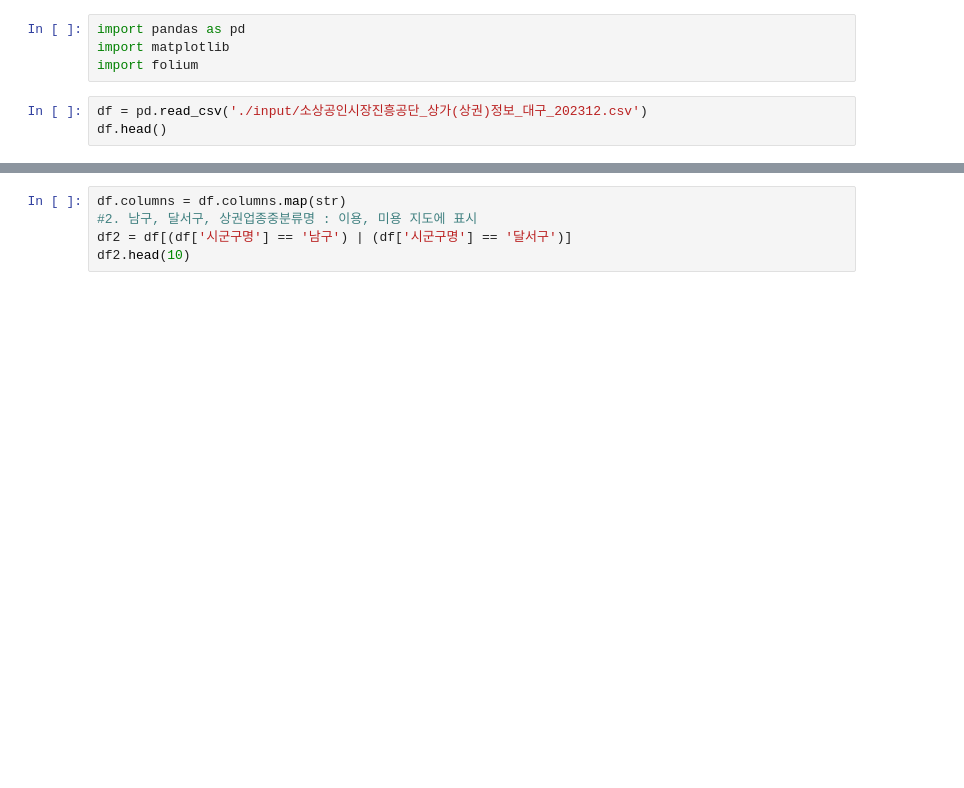
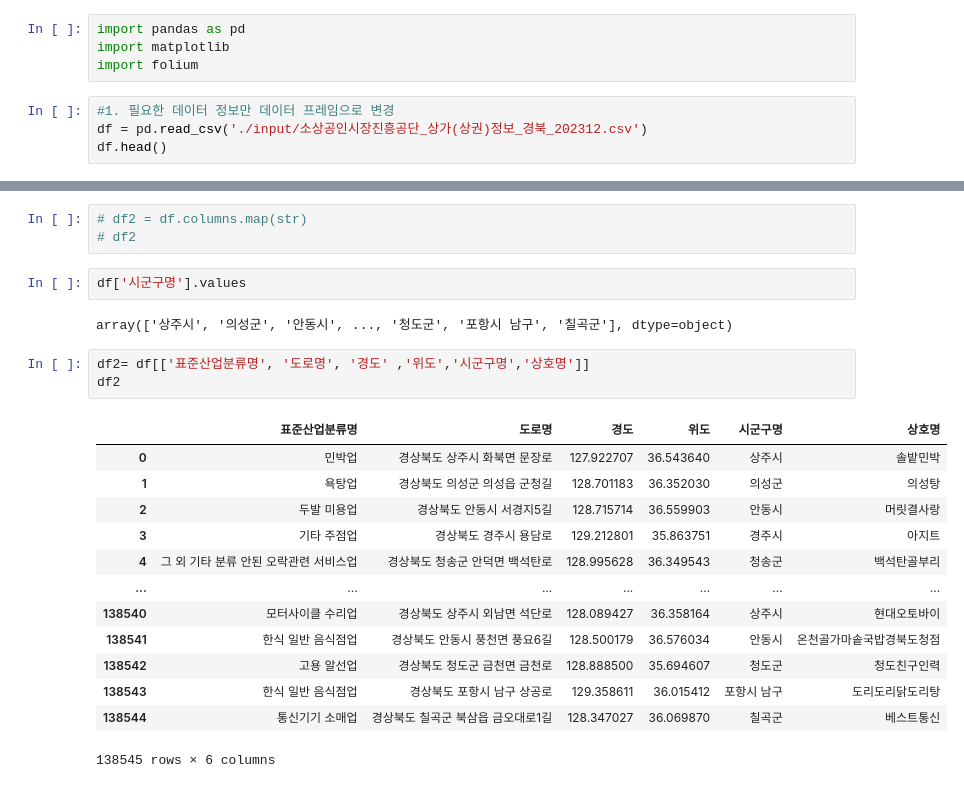
Before and after one commit to adam9e96/python_basic, a Jupyter notebook: chapter10_data_analysis/pandas03/pandas_027.ipynb, the cells around one changed output, grey strips where cells are left out. Drawn from its saved outputs; the diff is of its cells as text; blank space fills up the shorter version.

```diff
--- a/chapter10_data_analysis/pandas03/pandas_027.ipynb
+++ b/chapter10_data_analysis/pandas03/pandas_027.ipynb
@@ -3,5 +8,6 @@ import pandas as pd
 import matplotlib
 import folium
 # %%
-df = pd.read_csv('./input/소상공인시장진흥공단_상가(상권)정보_대구_202312.csv')
+#1. 필요한 데이터 정보만 데이터 프레임으로 변경
+df = pd.read_csv('./input/소상공인시장진흥공단_상가(상권)정보_경북_202312.csv')
 df.head()
@@ -13,5 +42,24 @@ df.info()
-# %%
-df.columns = df.columns.map(str)
-#2. 남구, 달서구, 상권업종중분류명 : 이용, 미용 지도에 표시
-df2 = df[(df['시군구명'] == '남구') | (df['시군구명'] == '달서구')]
-df2.head(10)
+# %%
+# df2 = df.columns.map(str)
+# df2
+# %%
+df['시군구명'].values
+# %% [output]
+array(['상주시', '의성군', '안동시', ..., '청도군', '포항시 남구', '칠곡군'], dtype=object)
+# %%
+df2= df[['표준산업분류명', '도로명', '경도' ,'위도','시군구명','상호명']]
+df2
+# %% [output]
+|  | 표준산업분류명 | 도로명 | 경도 | 위도 | 시군구명 | 상호명 |
+| 0 | 민박업 | 경상북도 상주시 화북면 문장로 | 127.922707 | 36.543640 | 상주시 | 솔밭민박 |
+| 1 | 욕탕업 | 경상북도 의성군 의성읍 군청길 | 128.701183 | 36.352030 | 의성군 | 의성탕 |
+| 2 | 두발 미용업 | 경상북도 안동시 서경지5길 | 128.715714 | 36.559903 | 안동시 | 머릿결사랑 |
+| 3 | 기타 주점업 | 경상북도 경주시 용담로 | 129.212801 | 35.863751 | 경주시 | 아지트 |
+| 4 | 그 외 기타 분류 안된 오락관련 서비스업 | 경상북도 청송군 안덕면 백석탄로 | 128.995628 | 36.349543 | 청송군 | 백석탄골부리 |
+| ... | ... | ... | ... | ... | ... | ... |
+| 138540 | 모터사이클 수리업 | 경상북도 상주시 외남면 석단로 | 128.089427 | 36.358164 | 상주시 | 현대오토바이 |
+| 138541 | 한식 일반 음식점업 | 경상북도 안동시 풍천면 풍요6길 | 128.500179 | 36.576034 | 안동시 | 온천골가마솥국밥경북도청점 |
+| 138542 | 고용 알선업 | 경상북도 청도군 금천면 금천로 | 128.888500 | 35.694607 | 청도군 | 청도친구인력 |
+| 138543 | 한식 일반 음식점업 | 경상북도 포항시 남구 상공로 | 129.358611 | 36.015412 | 포항시 남구 | 도리도리닭도리탕 |
+| 138544 | 통신기기 소매업 | 경상북도 칠곡군 북삼읍 금오대로1길 | 128.347027 | 36.069870 | 칠곡군 | 베스트통신 |
+138545 rows × 6 columns
```
Also changed, not shown: parts of 11 cells of this notebook, 19 other files.
